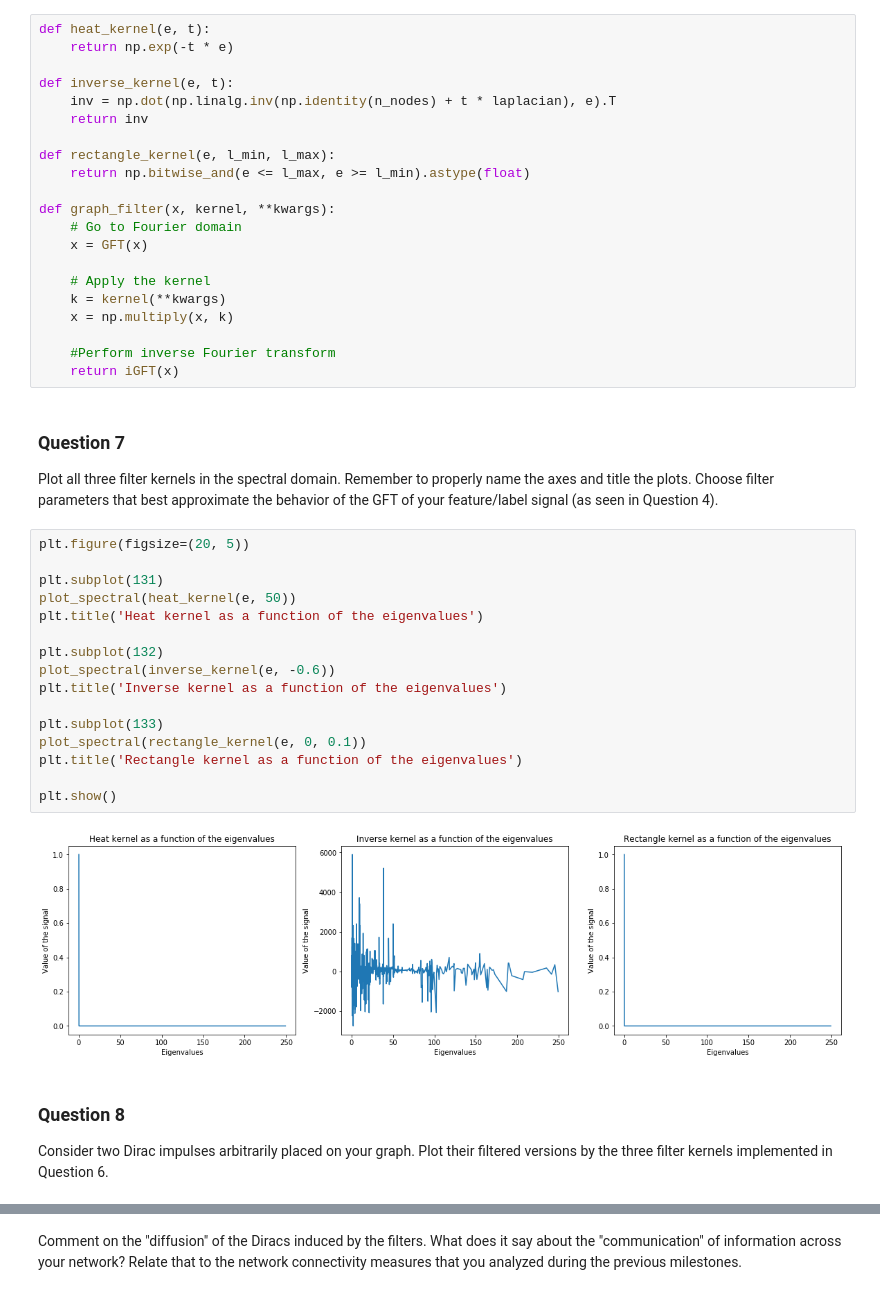
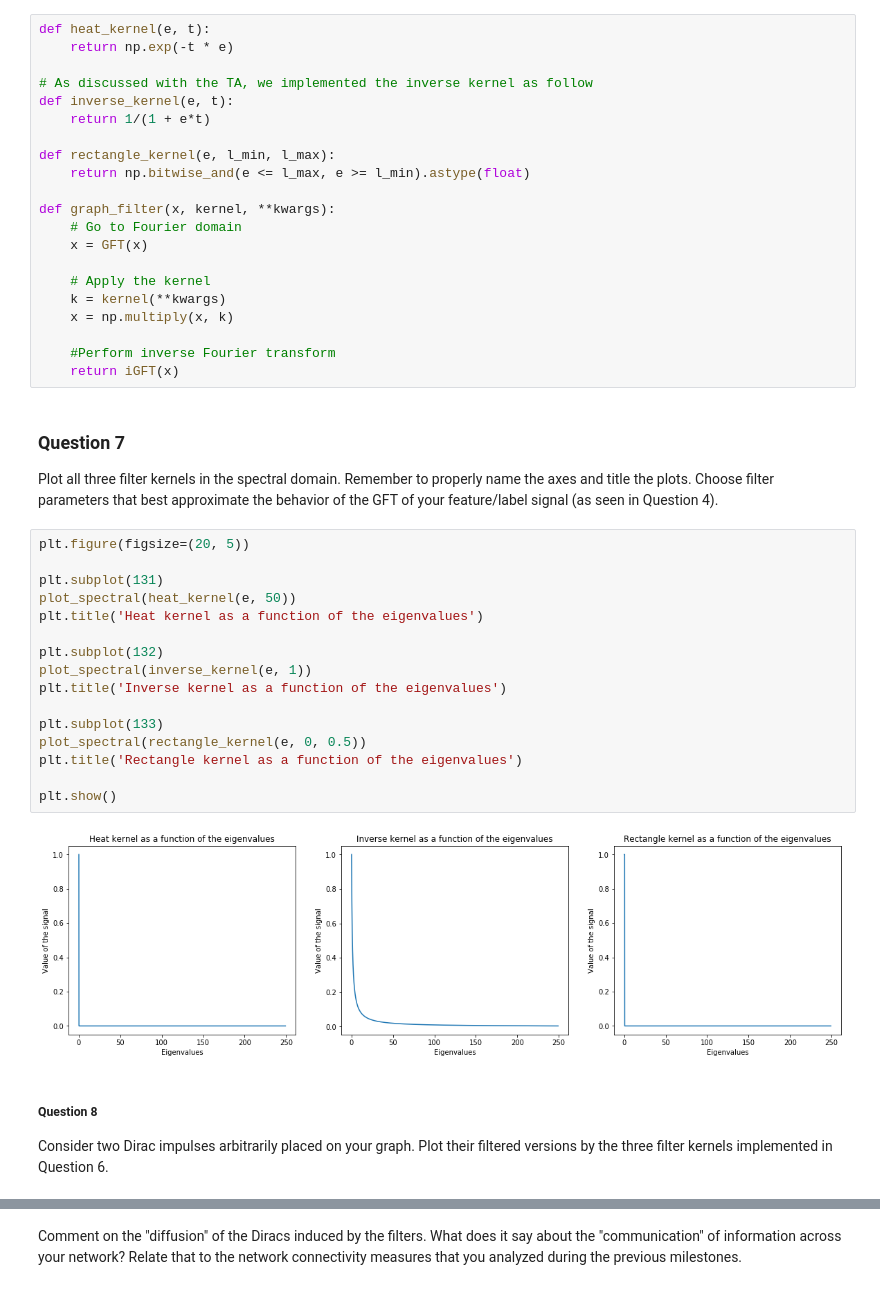
Before and after one commit to Adirlou/ntds_2018, a Jupyter notebook: 4_graph_signal_processing.ipynb, the cells around one changed output, grey strips where cells are left out. Cells and saved outputs as stored; diff of their text form.

```diff
--- a/4_graph_signal_processing.ipynb
+++ b/4_graph_signal_processing.ipynb
@@ -230,9 +230,9 @@ Implement the following three filter kernels and the graph filtering operation.
 def heat_kernel(e, t):
     return np.exp(-t * e)
 
+# As discussed with the TA, we implemented the inverse kernel as follow
 def inverse_kernel(e, t):
-    inv = np.dot(np.linalg.inv(np.identity(n_nodes) + t * laplacian), e).T
-    return inv
+    return 1/(1 + e*t)
 
 def rectangle_kernel(e, l_min, l_max):
     return np.bitwise_and(e <= l_max, e >= l_min).astype(float)
@@ -254,23 +254,23 @@ Plot all three filter kernels in the spectral domain. Remember to properly name
 # %%
 plt.figure(figsize=(20, 5))
 
 plt.subplot(131)
 plot_spectral(heat_kernel(e, 50))
 plt.title('Heat kernel as a function of the eigenvalues')
 
 plt.subplot(132)
-plot_spectral(inverse_kernel(e, -0.6))
+plot_spectral(inverse_kernel(e, 1))
 plt.title('Inverse kernel as a function of the eigenvalues')
 
 plt.subplot(133)
-plot_spectral(rectangle_kernel(e, 0, 0.1))
+plot_spectral(rectangle_kernel(e, 0, 0.5))
 plt.title('Rectangle kernel as a function of the eigenvalues')
 
 plt.show()
 # %% [output]
-[figure, old version]
+[figure, new version]
 # %% [markdown]
-### Question 8
+##### Question 8
 
 Consider two Dirac impulses arbitrarily placed on your graph. Plot their filtered versions by the three filter kernels implemented in Question 6.
 # %%
```
Also changed, not shown: parts of 31 cells of this notebook.
